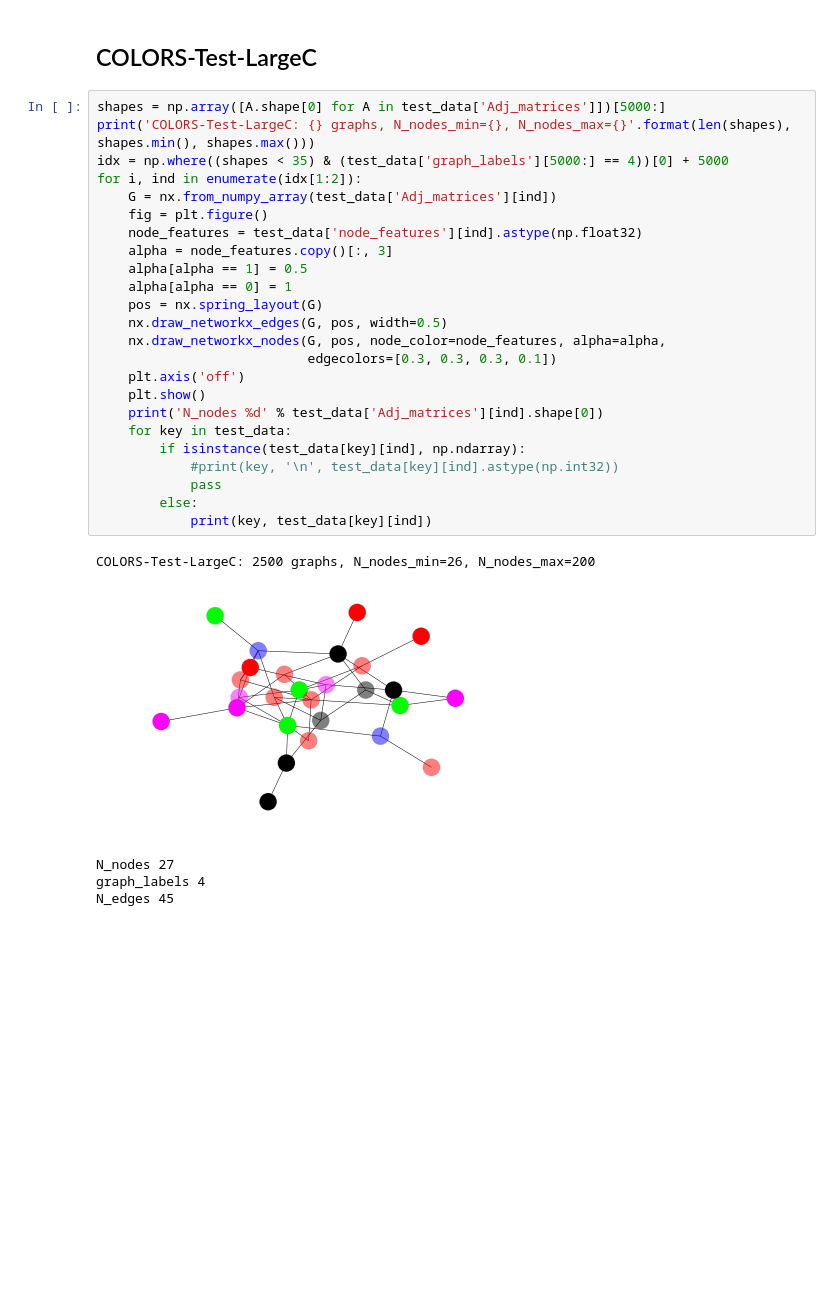
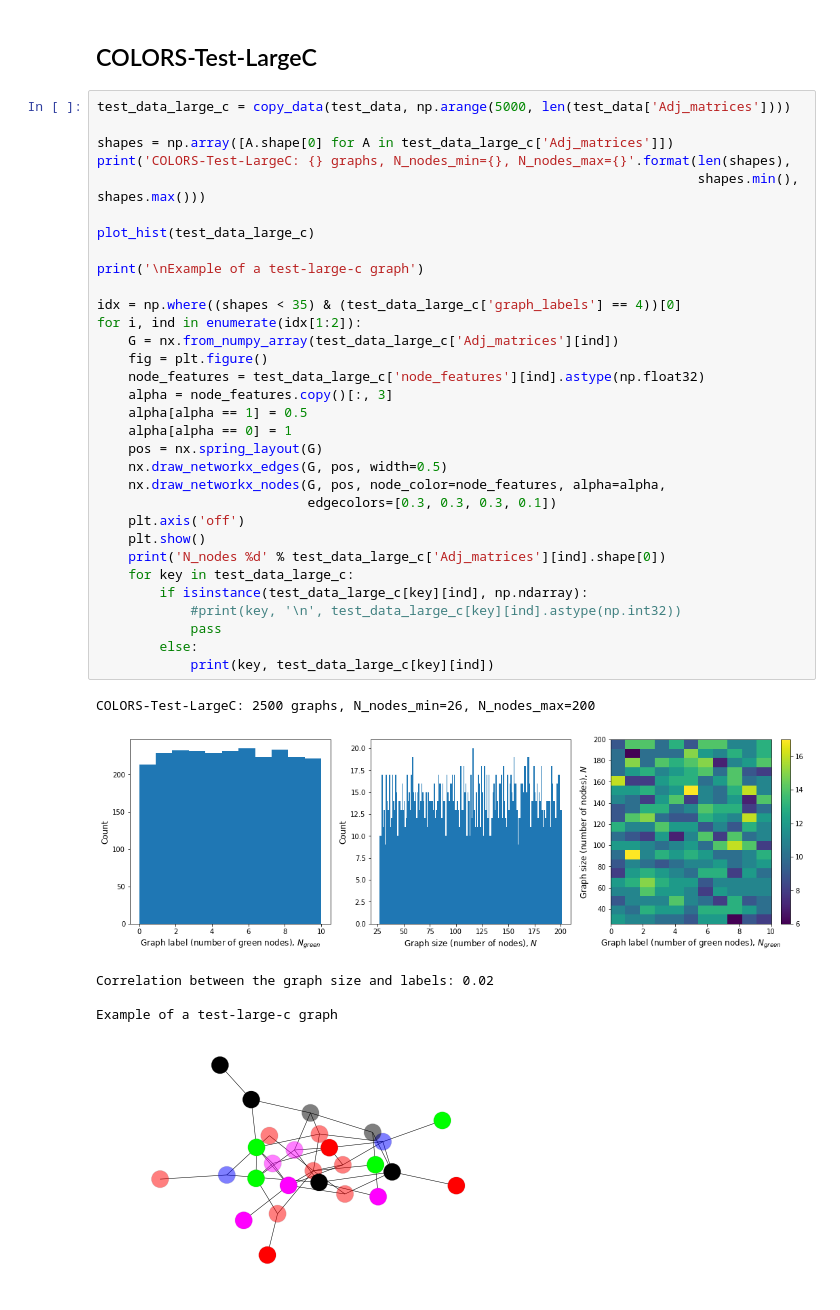
Before and after one commit to bknyaz/graph_attention_pool, a Jupyter notebook: graphs_visualize.ipynb, the cells around one changed output. Saved outputs shown, nothing was run; the diff lists cells and outputs as text; blank space fills up the shorter version.

```diff
--- a/graphs_visualize.ipynb
+++ b/graphs_visualize.ipynb
@@ -96,32 +159,41 @@ N_edges 49
 # %% [markdown]
 ## COLORS-Test-LargeC
 # %%
-shapes = np.array([A.shape[0] for A in test_data['Adj_matrices']])[5000:]
-print('COLORS-Test-LargeC: {} graphs, N_nodes_min={}, N_nodes_max={}'.format(len(shapes), shapes.min(), shapes.max()))
-idx = np.where((shapes < 35) & (test_data['graph_labels'][5000:] == 4))[0] + 5000
+test_data_large_c = copy_data(test_data, np.arange(5000, len(test_data['Adj_matrices'])))
+
+shapes = np.array([A.shape[0] for A in test_data_large_c['Adj_matrices']])
+print('COLORS-Test-LargeC: {} graphs, N_nodes_min={}, N_nodes_max={}'.format(len(shapes),
+                                                                             shapes.min(), shapes.max()))
+
+plot_hist(test_data_large_c)
+
+print('\nExample of a test-large-c graph')
+
+idx = np.where((shapes < 35) & (test_data_large_c['graph_labels'] == 4))[0]
 for i, ind in enumerate(idx[1:2]):
-    G = nx.from_numpy_array(test_data['Adj_matrices'][ind])
+    G = nx.from_numpy_array(test_data_large_c['Adj_matrices'][ind])
     fig = plt.figure()
-    node_features = test_data['node_features'][ind].astype(np.float32)
+    node_features = test_data_large_c['node_features'][ind].astype(np.float32)
     alpha = node_features.copy()[:, 3]
     alpha[alpha == 1] = 0.5
     alpha[alpha == 0] = 1
     pos = nx.spring_layout(G)
     nx.draw_networkx_edges(G, pos, width=0.5)
     nx.draw_networkx_nodes(G, pos, node_color=node_features, alpha=alpha,
                            edgecolors=[0.3, 0.3, 0.3, 0.1])
     plt.axis('off')
     plt.show()
-    print('N_nodes %d' % test_data['Adj_matrices'][ind].shape[0])
-    for key in test_data:
-        if isinstance(test_data[key][ind], np.ndarray):
-            #print(key, '\n', test_data[key][ind].astype(np.int32))
+    print('N_nodes %d' % test_data_large_c['Adj_matrices'][ind].shape[0])
+    for key in test_data_large_c:
+        if isinstance(test_data_large_c[key][ind], np.ndarray):
+            #print(key, '\n', test_data_large_c[key][ind].astype(np.int32))
             pass
         else:
-            print(key, test_data[key][ind])
+            print(key, test_data_large_c[key][ind])
 # %% [output]
 COLORS-Test-LargeC: 2500 graphs, N_nodes_min=26, N_nodes_max=200
-[figure, old version]
+[figure, new version]
-N_nodes 27
-graph_labels 4
-N_edges 45
+Correlation between the graph size and labels: 0.02
+
+Example of a test-large-c graph
+[figure, added]
```
Also changed, not shown: parts of 6 cells of this notebook, 3 other files.
